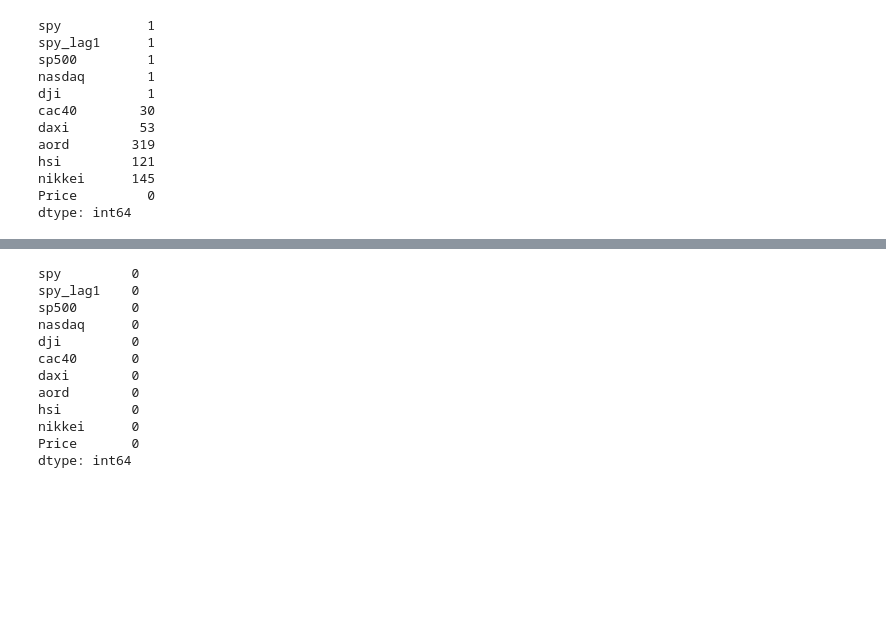
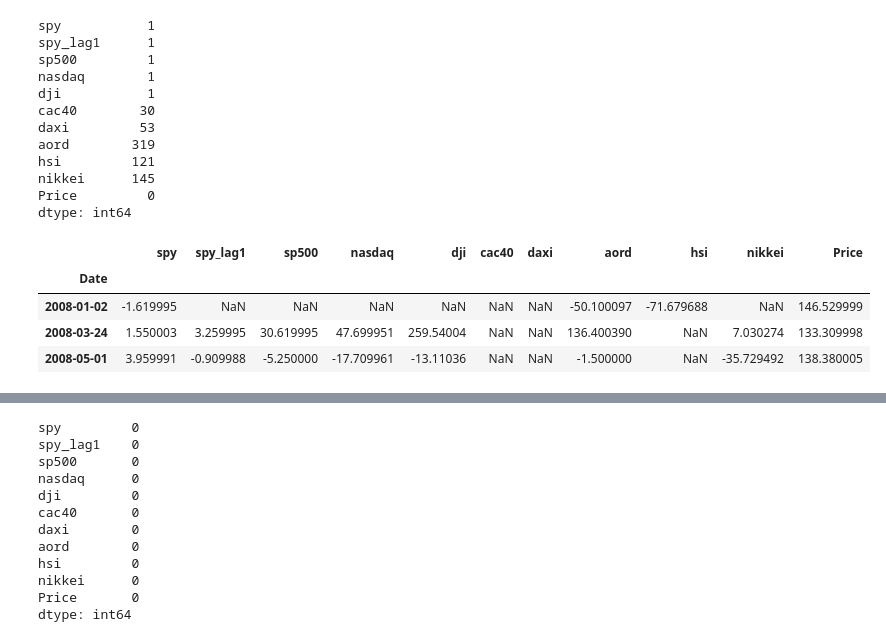
Before and after one commit to PEF-ITBA/regresion-lineal, a Jupyter notebook: 004_SPY_LR.ipynb, the cells around one changed output, grey strips where cells are left out. Drawn from its saved outputs; the diff is of its cells as text; code cells hidden in the pictures; blank space fills up the shorter version.

```diff
--- a/003_SPY_LR.ipynb
+++ b/004_SPY_LR.ipynb
@@ -85,0 +105,9 @@ indicepanel = indicepanel.dropna()
+# %%
+# Analizo algunos
+indicepanel[indicepanel.isnull()['daxi']][:3]
+# %% [output]
+|  | spy | spy_lag1 | sp500 | nasdaq | dji | cac40 | daxi | aord | hsi | nikkei | Price |
+| Date |  |  |  |  |  |  |  |  |  |  |  |
+| 2008-01-02 | -1.619995 | NaN | NaN | NaN | NaN | NaN | NaN | -50.100097 | -71.679688 | NaN | 146.529999 |
+| 2008-03-24 | 1.550003 | 3.259995 | 30.619995 | 47.699951 | 259.54004 | NaN | NaN | 136.400390 | NaN | 7.030274 | 133.309998 |
+| 2008-05-01 | 3.959991 | -0.909988 | -5.250000 | -17.709961 | -13.11036 | NaN | NaN | -1.500000 | NaN | -35.729492 | 138.380005 |
```
Also changed, not shown: parts of 23 cells of this notebook, 1 other file.
